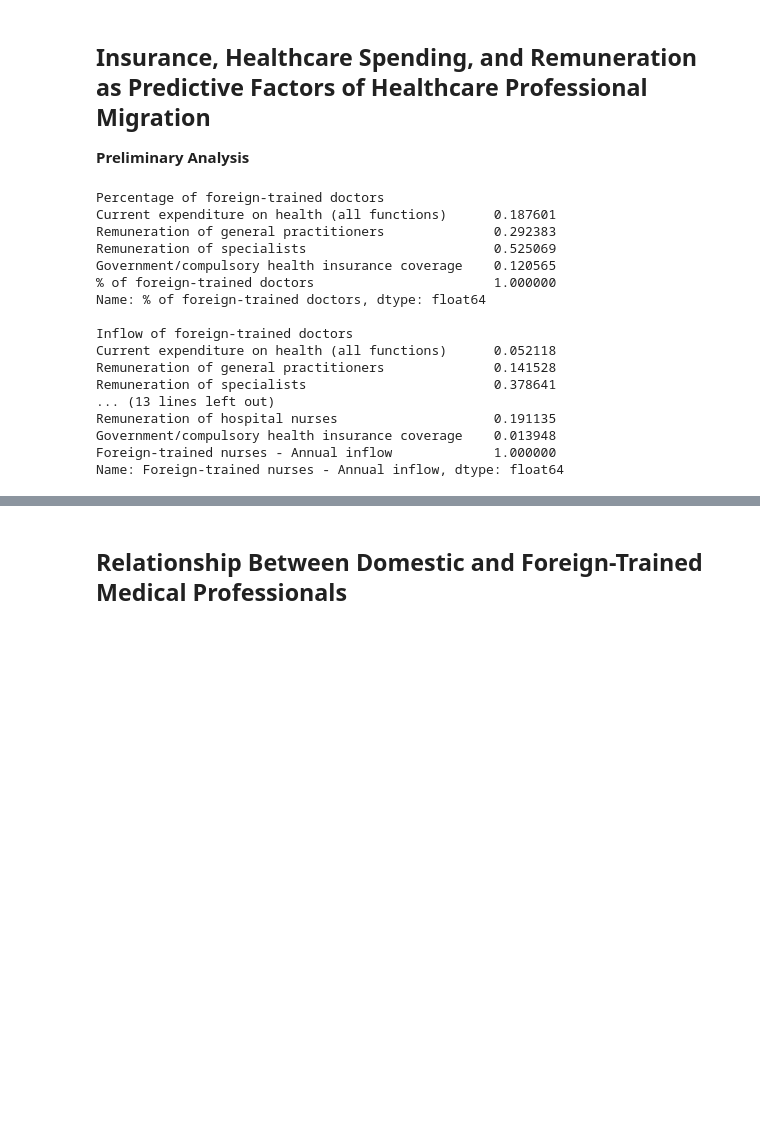
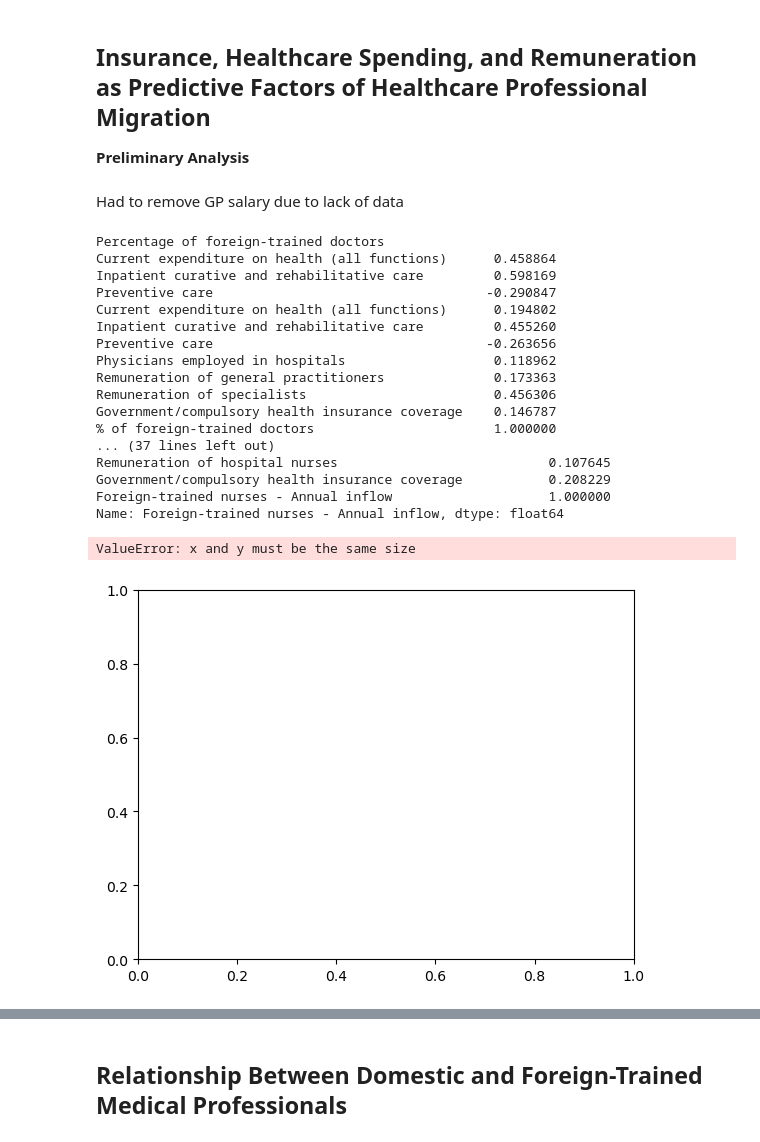
Before and after one commit to wren17/ECON323-Project, a Jupyter notebook: ECON323-FinalProject.ipynb, the cells around one changed output, grey strips where cells are left out. Cells and saved outputs as stored; diff of their text form; code cells hidden in the pictures; blank space fills up the shorter version.

```diff
--- a/ECON323-FinalProject.ipynb
+++ b/ECON323-FinalProject.ipynb
@@ -312,23 +312,39 @@ Countries with a higher number of mortality, hospital admission, and readmission
 ## Insurance, Healthcare Spending, and Remuneration as Predictive Factors of Healthcare Professional Migration
 
 **Preliminary Analysis**
+# %% [markdown]
+Had to remove GP salary due to lack of data
 # %%
 hlth_gdp_share = health_expen["Share of gross domestic product"]["Current expenditure on health (all functions)"]
 inpt_gdp_share = health_expen["Share of gross domestic product"]["Inpatient curative and rehabilitative care"]
 prev_gdp_share = health_expen["Share of gross domestic product"]["Preventive care"]
+hlth_percap_ppp = health_expen["Per capita, current prices, current PPPs"]["Current expenditure on health (all functions)"]
+inpt_percap_ppp = health_expen["Per capita, current prices, current PPPs"]["Inpatient curative and rehabilitative care"]
+prev_percap_ppp = health_expen["Per capita, current prices, current PPPs"]["Preventive care"]
 gp_sal_usd = health_resor["Salaried, income, US$ exchange rate"]["Remuneration of general practitioners"]
 nur_sal_usd = health_resor["Salaried, income, US$ exchange rate"]["Remuneration of hospital nurses"]
 spec_sal_usd = health_resor["Salaried, income, US$ exchange rate"]["Remuneration of specialists"]
+hosp_doc_pct = health_resor["% of total hospital employment (head counts)"]["Physicians employed in hospitals"]
+hosp_nurmw_pct = health_resor["% of total hospital employment (head counts)"]["Professional nurses and midwives employed in hospitals"]
 gov_hi_pct = social_proc["% of total population"]["Government/compulsory health insurance coverage"]
+pop_cov_pct = social_proc["% of total population covered"]["Total public and primary voluntary health insurance coverage"]
 for_doc_pct = worker_migr["% of foreign-trained doctors"]
 for_nur_pct = worker_migr["% of foreign-trained nurses"]
 for_doc_inf = worker_migr["Foreign-trained doctors - Annual inflow"]
 for_nur_inf = worker_migr["Foreign-trained nurses - Annual inflow"]
 # %%
-doc_pct_pred_list = [hlth_gdp_share,gp_sal_usd,spec_sal_usd,gov_hi_pct,for_doc_pct]
+doc_pct_pred_list = [hlth_gdp_share,inpt_gdp_share,prev_gdp_share,hlth_percap_ppp,inpt_percap_ppp,prev_percap_ppp,hosp_doc_pct,gp_sal_usd,spec_sal_usd,gov_hi_pct,for_doc_pct]
 doc_pct_pred = pd.concat(doc_pct_pred_list,axis=1).dropna()
 doc_pct_pred_corr = doc_pct_pred.corr()["% of foreign-trained doctors"]
 
-doc_inf_pred_list = [hlth_gdp_share,gp_sal_usd,spec_sal_usd,gov_hi_pct,for_doc_inf]
+doc_inf_pred_list = [hlth_gdp_share,inpt_gdp_share,prev_gdp_share,hlth_percap_ppp,inpt_percap_ppp,prev_percap_ppp,hosp_doc_pct,gp_sal_usd,spec_sal_usd,gov_hi_pct,for_doc_inf]
 doc_inf_pred = pd.concat(doc_inf_pred_list,axis=1).dropna()
 doc_inf_pred_corr = doc_inf_pred.corr()["Foreign-trained doctors - Annual inflow"]
+
+nur_pct_pred_list = [hlth_gdp_share,inpt_gdp_share,prev_gdp_share,hlth_percap_ppp,inpt_percap_ppp,prev_percap_ppp,hosp_nurmw_pct,nur_sal_usd,gov_hi_pct,for_nur_pct]
+nur_pct_pred = pd.concat(nur_pct_pred_list,axis=1).dropna()
+nur_pct_pred_corr = nur_pct_pred.corr()["% of foreign-trained nurses"]
+
+nur_inf_pred_list = [hlth_gdp_share,inpt_gdp_share,prev_gdp_share,hlth_percap_ppp,inpt_percap_ppp,prev_percap_ppp,hosp_nurmw_pct,nur_sal_usd,gov_hi_pct,for_nur_inf]
+nur_inf_pred = pd.concat(nur_inf_pred_list,axis=1).dropna()
+nur_inf_pred_corr = nur_inf_pred.corr()["Foreign-trained nurses - Annual inflow"]
@@ -347,20 +355,25 @@ print("Percentage of foreign-trained nurses \n" + str(nur_pct_pred_corr)+"\n")
 print("Inflow of foreign-trained nurses \n" + str(nur_inf_pred_corr)+"\n")
 # %% [output]
 Percentage of foreign-trained doctors
-Current expenditure on health (all functions)      0.187601
-Remuneration of general practitioners              0.292383
-Remuneration of specialists                        0.525069
-Government/compulsory health insurance coverage    0.120565
+Current expenditure on health (all functions)      0.458864
+Inpatient curative and rehabilitative care         0.598169
+Preventive care                                   -0.290847
+Current expenditure on health (all functions)      0.194802
+Inpatient curative and rehabilitative care         0.455260
+Preventive care                                   -0.263656
+Physicians employed in hospitals                   0.118962
+Remuneration of general practitioners              0.173363
+Remuneration of specialists                        0.456306
+Government/compulsory health insurance coverage    0.146787
 % of foreign-trained doctors                       1.000000
-Name: % of foreign-trained doctors, dtype: float64
-
-Inflow of foreign-trained doctors
-Current expenditure on health (all functions)      0.052118
-Remuneration of general practitioners              0.141528
-Remuneration of specialists                        0.378641
-... (13 lines left out)
-Remuneration of hospital nurses                    0.191135
-Government/compulsory health insurance coverage    0.013948
-Foreign-trained nurses - Annual inflow             1.000000
+... (37 lines left out)
+Remuneration of hospital nurses                           0.107645
+Government/compulsory health insurance coverage           0.208229
+Foreign-trained nurses - Annual inflow                    1.000000
 Name: Foreign-trained nurses - Annual inflow, dtype: float64
+# %%
+doc_inf_pred.plot("Preventive care","Foreign-trained doctors - Annual inflow","scatter")
+# %% [output]
+ValueError: x and y must be the same size
+[figure, added]
 # %%
```
Also changed, not shown: parts of 9 cells of this notebook.
